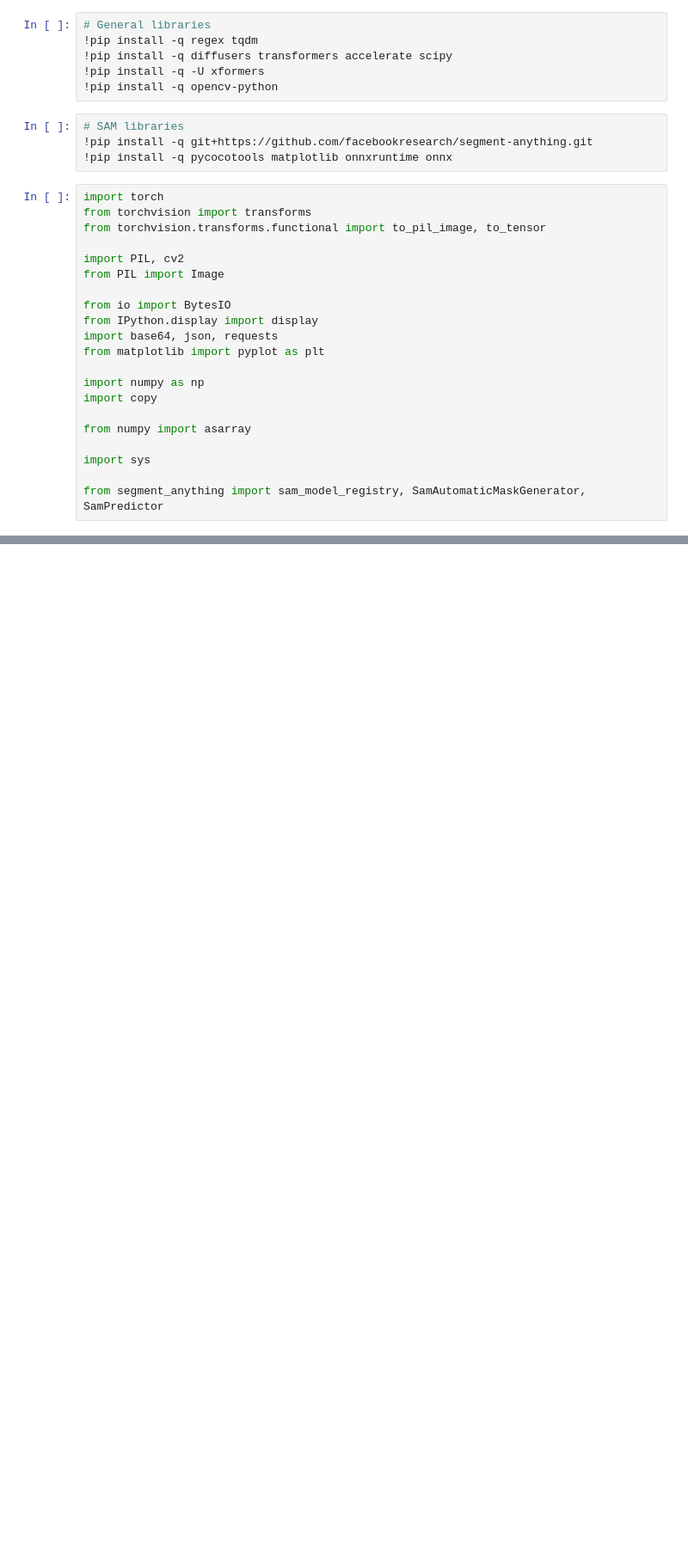
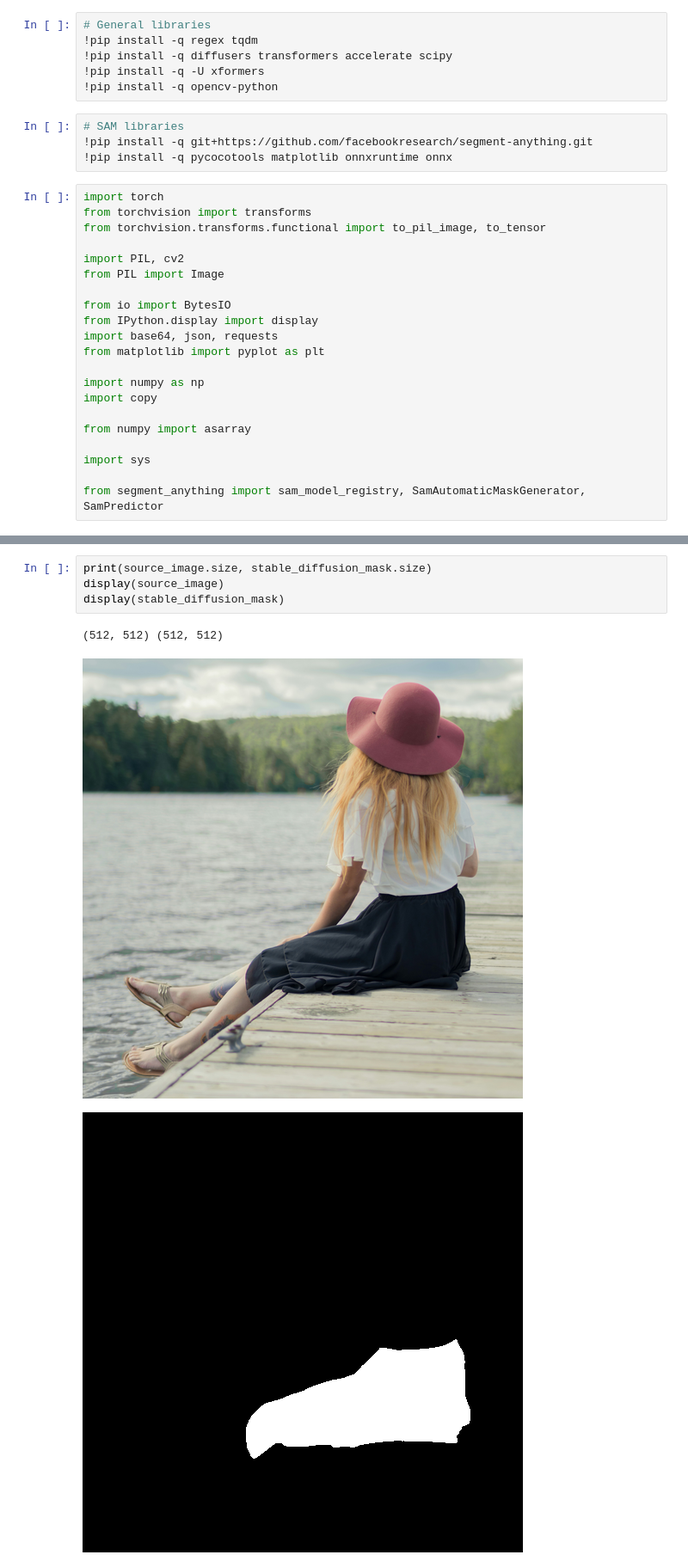
Before and after one commit to bellmake/inpainting, a Jupyter notebook: inpainting.ipynb, the cells around one changed output, grey strips where cells are left out. Shown at 86% size. Drawn from its saved outputs; the diff is of its cells as text; blank space fills up the shorter version.

```diff
--- a/inpainting.ipynb
+++ b/inpainting.ipynb
@@ -50,0 +193,8 @@ model_dir = "stabilityai/stable-diffusion-2-inpainting"
+# %%
+print(source_image.size, stable_diffusion_mask.size)
+display(source_image)
+display(stable_diffusion_mask)
+# %% [output]
+(512, 512) (512, 512)
+[figure, added]
+[figure, added]
```
Also changed, not shown: parts of 13 cells of this notebook.
